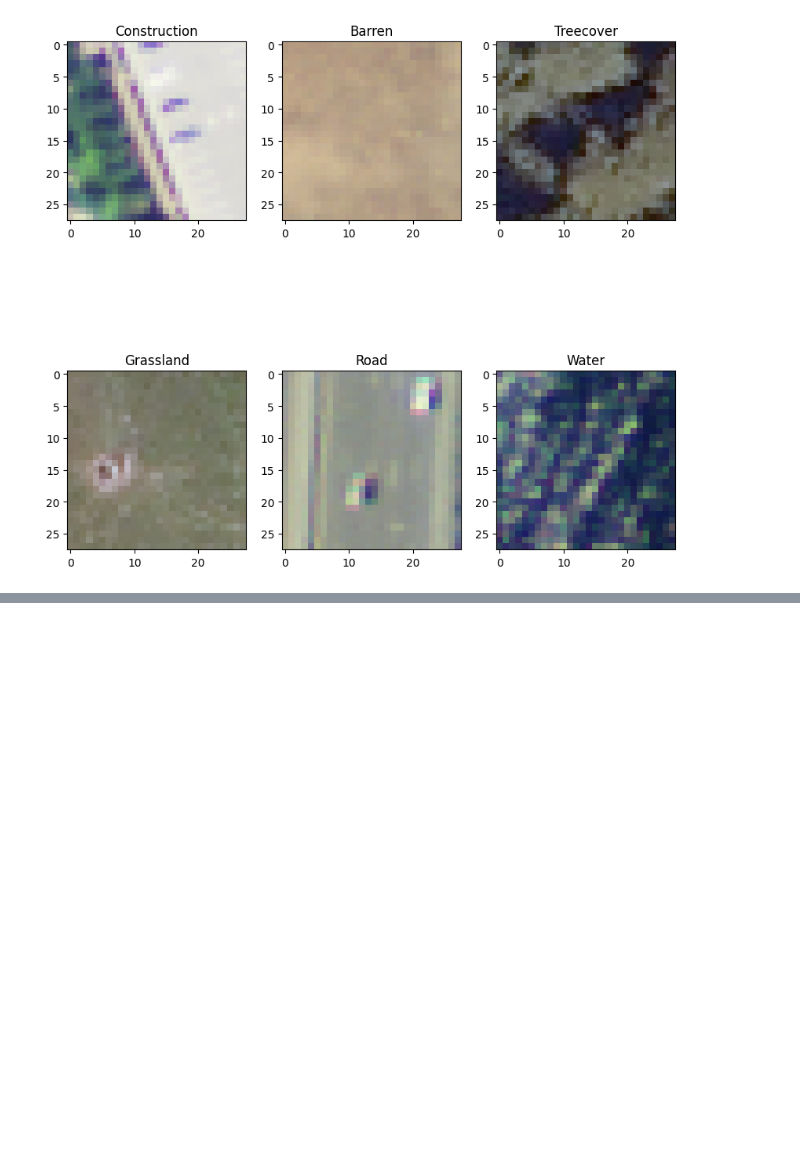
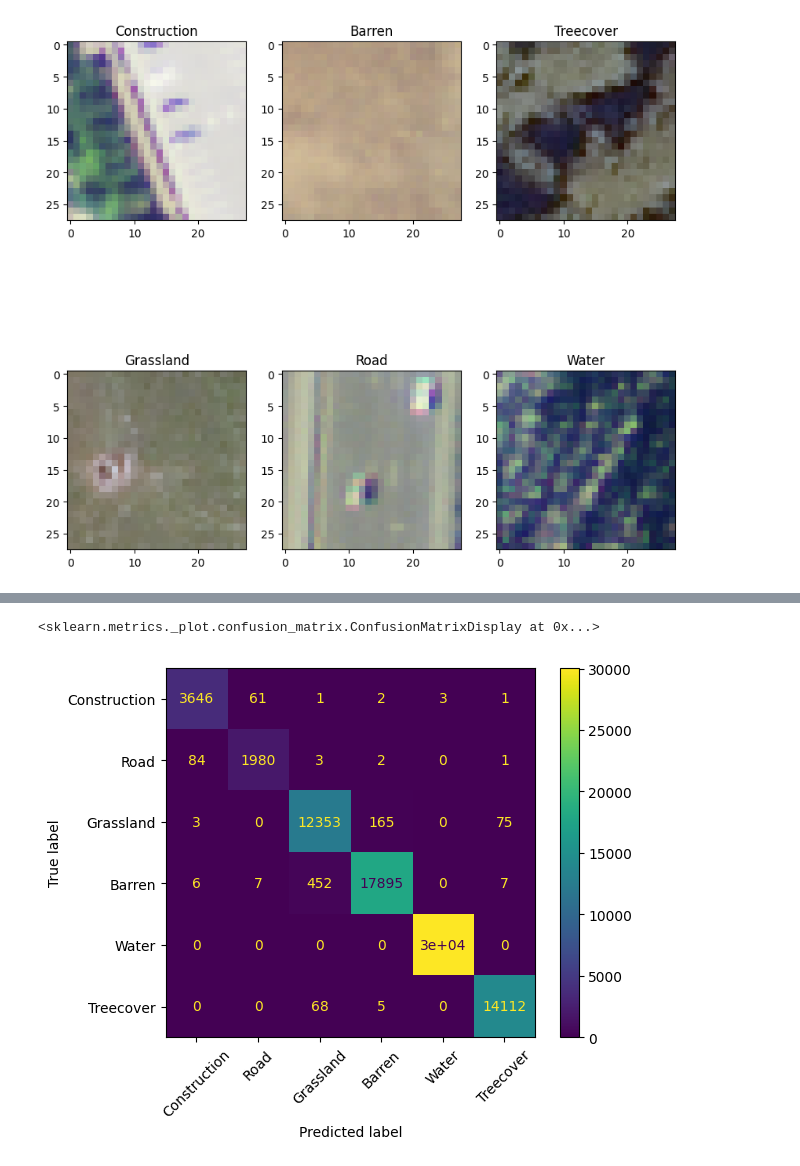
Before and after one commit to sgmurphy00/TOOLS1, a Jupyter notebook: Colab_Final_Implementation.ipynb, the cells around one changed output, grey strips where cells are left out. Cells and saved outputs as stored; diff of their text form; code cells hidden in the pictures; blank space fills up the shorter version.

```diff
--- a/Colab_Final_Implementation.ipynb
+++ b/Colab_Final_Implementation.ipynb
@@ -641,0 +681,12 @@ plt.imshow(zoom(heatmap, zoom=(28/9, 28/9)), cmap='jet', alpha=0.3)
+# %%
+# Confusion Matrix highlighting Model Classification Perfromance pre-Poison Attack
+
+# Load the best perfroming Model
+conf_model = load_model('./baseline-model.keras')
+
+# Obtain prediction labels from model
+y_pred = conf_model.predict(x_test)
+
+# Create Confusion Matrix based off predictions
+ConfusionMatrixDisplay.from_predictions(y_true=y_test, y_pred=y_pred.argmax(axis=1), display_labels=class_names,xticks_rotation=45)
+# %% [output]
@@ -641,0 +694,2 @@ plt.imshow(zoom(heatmap, zoom=(28/9, 28/9)), cmap='jet', alpha=0.3)
+<sklearn.metrics._plot.confusion_matrix.ConfusionMatrixDisplay at 0x...>
+[figure, added]
```
Also changed, not shown: parts of 20 cells of this notebook.
